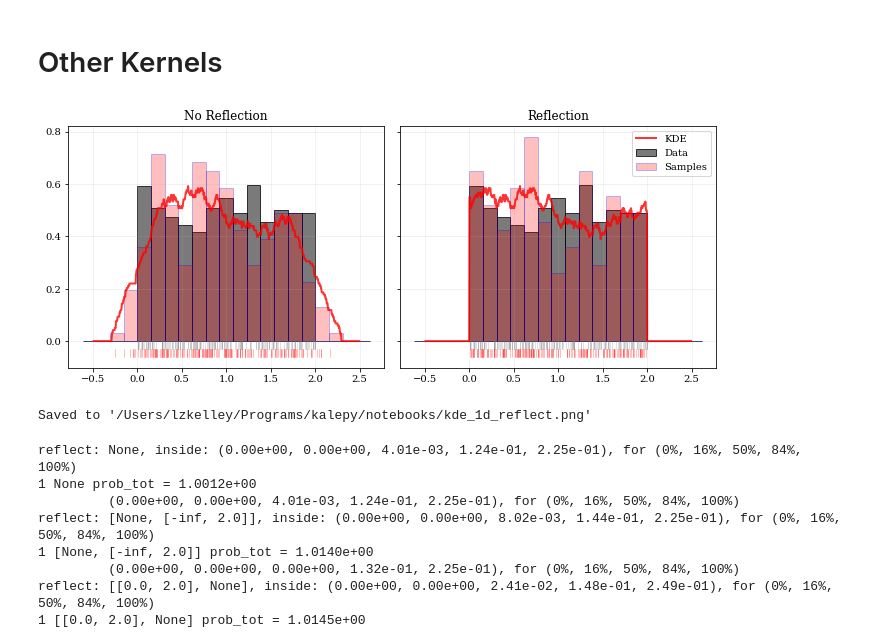
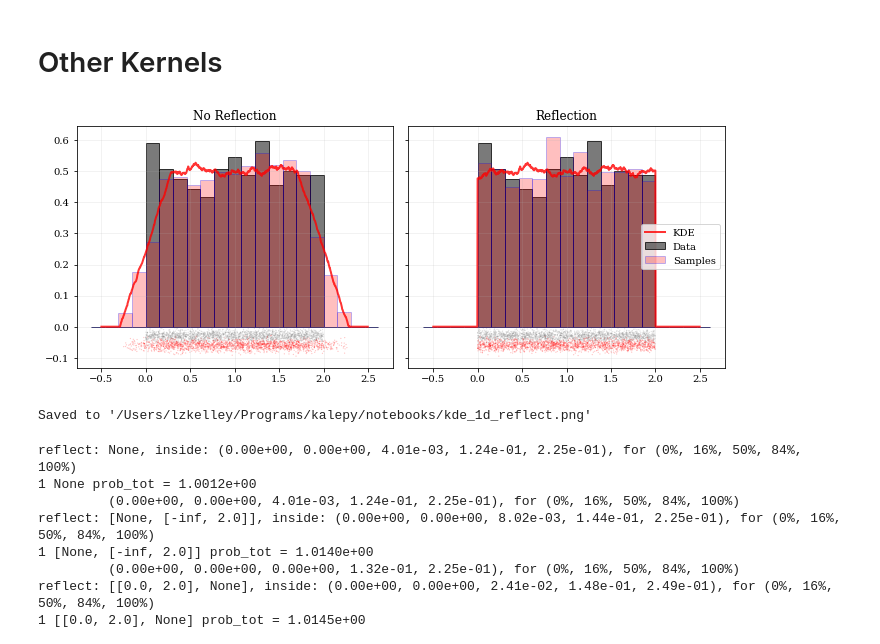
Before and after one commit to lzkelley/kalepy, a Jupyter notebook: notebooks/kde.ipynb, the cells around one changed output. Saved outputs shown, nothing was run; the diff lists cells and outputs as text; code cells hidden in the pictures.

```diff
--- a/notebooks/kde.ipynb
+++ b/notebooks/kde.ipynb
@@ -578,8 +587,8 @@ Saved to '/Users/lzkelley/Programs/kalepy/notebooks/kde_2d_reflect.png'
 # %% [markdown]
 # Other Kernels
 # %%
-np.random.seed(1245)
-NUM = 200
+np.random.seed(12345)
+NUM = 2000
 
 extr = [0.0, 2.0]
 data = np.random.uniform(*extr, NUM)
@@ -608,38 +617,40 @@ for ii, reflect in enumerate(reflections):
     ax.set_title(titles[ii])
     *_, l0 = ax.hist(aa, bins=edges, alpha=0.75, color='0.3', edgecolor='k', density=True)
     pdf = kde.pdf(cgrid, reflect=reflect)
     l1, = ax.plot(cgrid, pdf, color='r', ls='-', lw=2.0, alpha=0.8)
-    for dd in data:
-        l2, = ax.plot([dd, dd], [0.0, -0.03], color='0.5', alpha=0.5, lw=0.5)
+#     for dd in data:
+#         l2, = ax.plot([dd, dd], [0.0, -0.03], color='0.5', alpha=0.5, lw=0.5)
+    kale.plot.draw_carpet_fuzz(data, ax=ax, color='0.5', yave=-0.03, ystd=0.01)
 
     tot = np.sum(pdf*delta)
 
     samp = kde.resample(NUM, reflect=reflect)
     *_, l3 = ax.hist(samp, bins=edges, alpha=0.25, color='r', edgecolor='b', density=True)
-    for ss in samp:
-        l4, = ax.plot([ss, ss], [-0.03, -0.06], color='r', alpha=0.5, lw=0.5)
+#     for ss in samp:
+#         l4, = ax.plot([ss, ss], [-0.03, -0.06], color='r', alpha=0.5, lw=0.5)
+    kale.plot.draw_carpet_fuzz(samp, ax=ax, color='r', yave=-0.06, ystd=0.01)
 
     some_outside = np.any((samp < extr[0]) + (extr[1] < samp))
     if reflect is None:
         assert some_outside, "There should be some samples outside!"
     else:
         assert (not some_outside), "There should not be any samples outside!"
         ks, pv = sp.stats.ks_2samp(data, samp)
         assert (pv > 0.4), "New sample is inconsistent!"
 
     assert np.isclose(tot, 1.0, rtol=1e-2), "Unitarity violated!  Prob tot: {:.4e}".format(tot)
 
 lines = [l1, l0[0], l3[0]]
 names = ['KDE', 'Data', 'Samples']
 plt.legend(lines, names)
 nbshow()
 
 fname = 'kde_1d_reflect.png'
 fname = os.path.abspath(fname)
 fig.savefig(fname)
 print("Saved to '{}'".format(fname))
 # %% [output]
-[figure, old version]
+[figure, new version]
 Saved to '/Users/lzkelley/Programs/kalepy/notebooks/kde_1d_reflect.png'
 # %%
 seed = np.random.randint(int(1e4))
```
Also changed, not shown: parts of 9 cells of this notebook, 6 other files.
